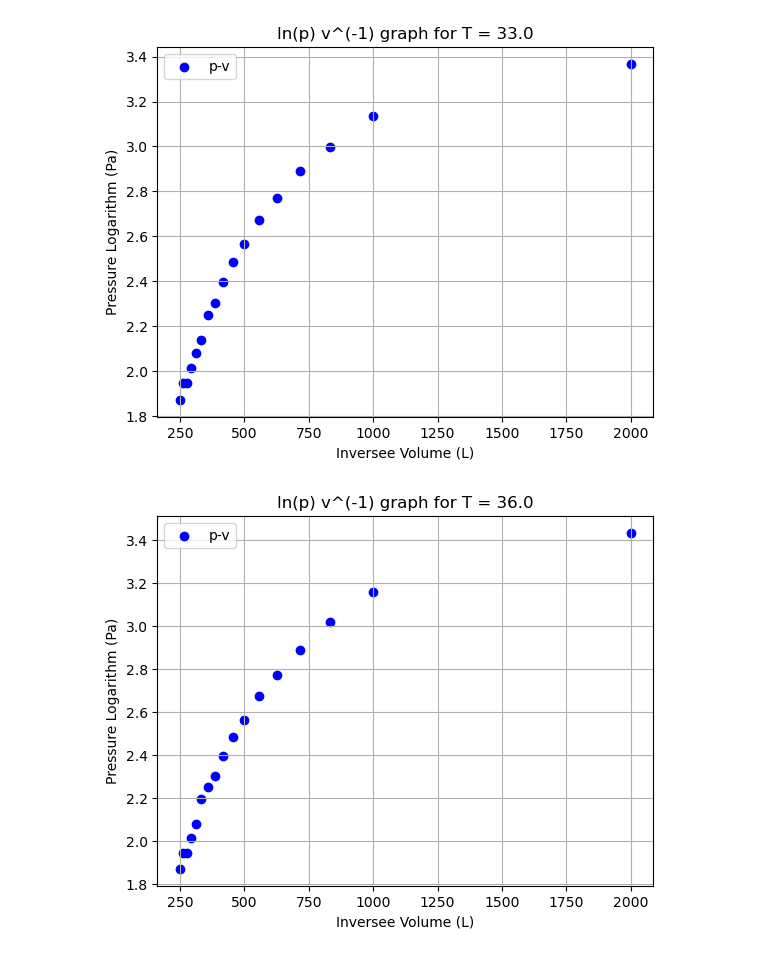
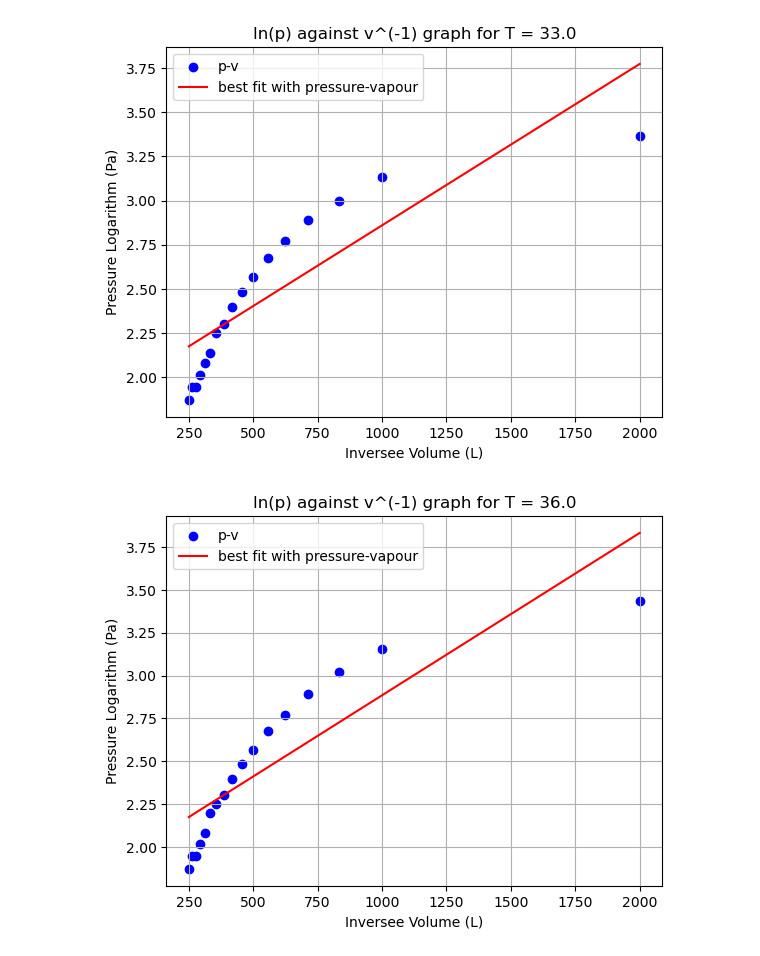
Before and after one commit to nomushu/Experiment-6, a Jupyter notebook: Jupyter code.ipynb, the cells around one changed output. Drawn from its saved outputs; the diff is of its cells as text; code cells hidden in the pictures.

```diff
--- a/Jupyter code.ipynb
+++ b/Jupyter code.ipynb
@@ -121,19 +102,9 @@ p_list = []
 v_list = []
 
 for i,p in enumerate(sheets):
-    data = pd.read_excel('Data_modified.xlsx',p)
-    datas = np.append(datas,data)
-    p = []
-    v = []
-    for g in data['Pressure(E5)Pa']:
-        p.append(g)
-    for g in data['Volume(E-03)L']:
-        v.append(g)
-    p_list.append(p)
-    v_list.append(v)
 
-    p_element = np.array(data['Pressure(E5)Pa'])
-    v_element = np.array(data['Volume(E-03)L']) * 1e-3
+    p_element = p_element_list[i]
+    v_element = v_element_list[i]
 
     volume_fine = np.linspace(min(v_element), max(v_element), 1000)
 
@@ -218,11 +189,14 @@ for i,p in enumerate(sheets):
 
                 plt.plot(volume_fine[zoom_mask], pressure_fine[zoom_mask], 'b-', linewidth=2)
                 plt.axhline(y=P_m, color='red', linestyle='-', linewidth=2)
+                print(P_m)
 
+                """
                 plt.scatter([v_liquid, v_max, v_min, v_vapor],
                         [P_m, p_max, p_min, P_m],
                         color=['green', 'orange', 'orange', 'green'],
                         s=100, zorder=5)
+                """
 
                 plt.xlabel('Volume (L)', fontsize=12)
                 plt.ylabel('Pressure (Pa)', fontsize=12)
@@ -245,11 +222,23 @@ Spinodal points:
 # %%
+def pressure_vapour(V,p_s0,Q):
+    return np.log(p_s0) + (-Q*(V))
+
 for i,p in enumerate(sheets):
-    inverse_v = 1/v_element_list[i]
-    ln_p = np.log(p_element_list[i])
+    volume_fine = np.linspace(min(v_element_list[i]), max(v_element_list[i]), 1000)
+    pressure_fine = np.linspace(min(p_element_list[i]),max(p_element_list[i]),1000)
 
-    plt.title(f"ln(p) v^(-1) graph for T = {temperature[i]}")
+    inverse_v = 1/(v_element_list[i])
+    ln_p_s = np.log(p_element_list[i])
+
+    #fit the line
+    popt, pcov = opt.curve_fit(pressure_vapour,inverse_v,ln_p)
+    pressure_fit = pressure_vapour(inverse_v,*popt)
+
+
+    plt.title(f"ln(p) against v^(-1) graph for T = {temperature[i]}")
 
     plt.scatter(inverse_v, ln_p, label=r"p-v", color='blue',)
+    plt.plot(inverse_v,pressure_fit,label="best fit with pressure-vapour",color="red")
 
     plt.grid(True)
     plt.xlabel("Inversee Volume (L)")
@@ -261,2 +250,2 @@ for i,p in enumerate(sheets):
-[figure, old version]
+[figure, new version]
-[figure, old version]
+[figure, new version]
```
Also changed, not shown: parts of 3 cells of this notebook.
